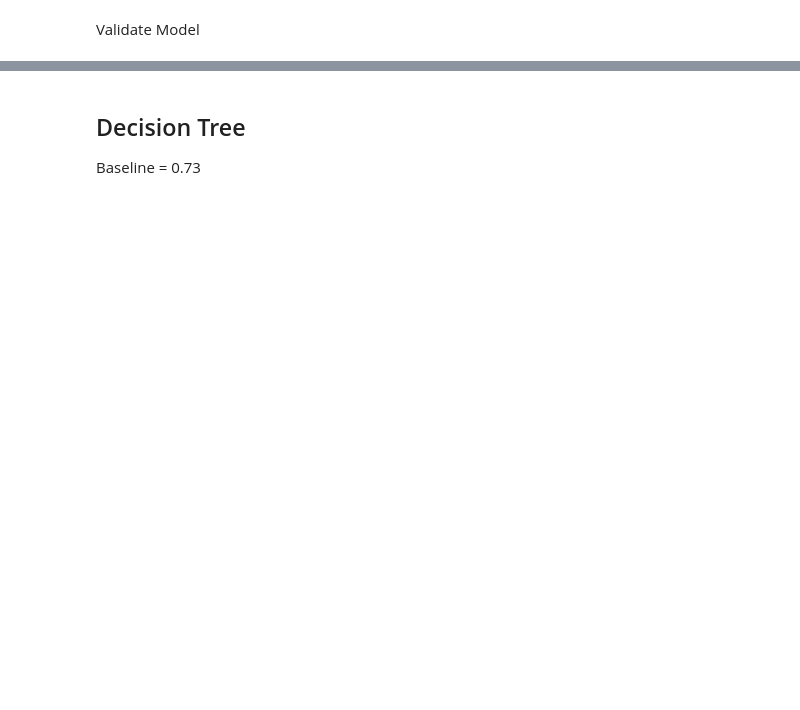
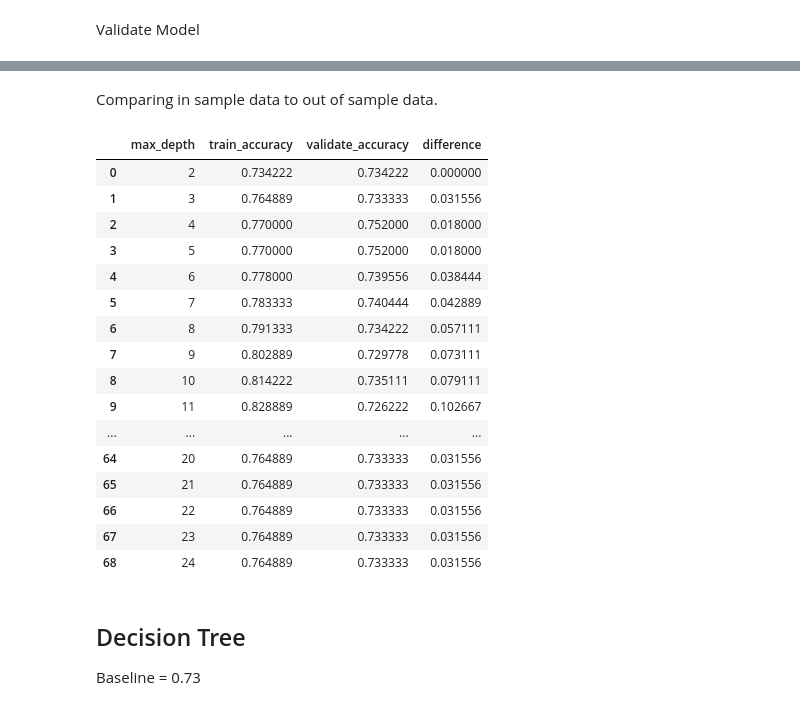
Before and after one commit to lindyc12/telco_project-, a Jupyter notebook: Telco_report.ipynb, the cells around one changed output, grey strips where cells are left out. Cells and saved outputs as stored; diff of their text form; code cells hidden in the pictures; blank space fills up the shorter version.

```diff
--- a/Telco_report.ipynb
+++ b/Telco_report.ipynb
@@ -337,3 +327,46 @@ Accuracy of random forest classifier on test set: 0.73
+# %% [markdown]
+Comparing in sample data to out of sample data.
+# %%
+from sklearn.metrics import confusion_matrix
+
+metrics1 = []
+
+for i in range(2, 25):
+    forest = RandomForestClassifier(max_depth=3, random_state=123)
+    forest = forest.fit(X_train, y_train)
+
+    in_sample_accuracy = forest.score(X_train, y_train)
+
+    out_of_sample_accuracy = forest.score(X_validate, y_validate)
+
+    output = {
+        "max_depth": i,
+        "train_accuracy": in_sample_accuracy,
+        "validate_accuracy": out_of_sample_accuracy
+    }
+
+    metrics.append(output)
+    df = pd.DataFrame(metrics)
+df["difference"] = df.train_accuracy - df.validate_accuracy
+df
+# %% [output]
+|  | max_depth | train_accuracy | validate_accuracy | difference |
+| 0 | 2 | 0.734222 | 0.734222 | 0.000000 |
+| 1 | 3 | 0.764889 | 0.733333 | 0.031556 |
+| 2 | 4 | 0.770000 | 0.752000 | 0.018000 |
+| 3 | 5 | 0.770000 | 0.752000 | 0.018000 |
+| 4 | 6 | 0.778000 | 0.739556 | 0.038444 |
+| 5 | 7 | 0.783333 | 0.740444 | 0.042889 |
+| 6 | 8 | 0.791333 | 0.734222 | 0.057111 |
+| 7 | 9 | 0.802889 | 0.729778 | 0.073111 |
+| 8 | 10 | 0.814222 | 0.735111 | 0.079111 |
+| 9 | 11 | 0.828889 | 0.726222 | 0.102667 |
+| ... | ... | ... | ... | ... |
+| 64 | 20 | 0.764889 | 0.733333 | 0.031556 |
+| 65 | 21 | 0.764889 | 0.733333 | 0.031556 |
+| 66 | 22 | 0.764889 | 0.733333 | 0.031556 |
+| 67 | 23 | 0.764889 | 0.733333 | 0.031556 |
+| 68 | 24 | 0.764889 | 0.733333 | 0.031556 |
 # %% [markdown]
 ## Decision Tree
 
```
Also changed, not shown: parts of 28 cells of this notebook.
